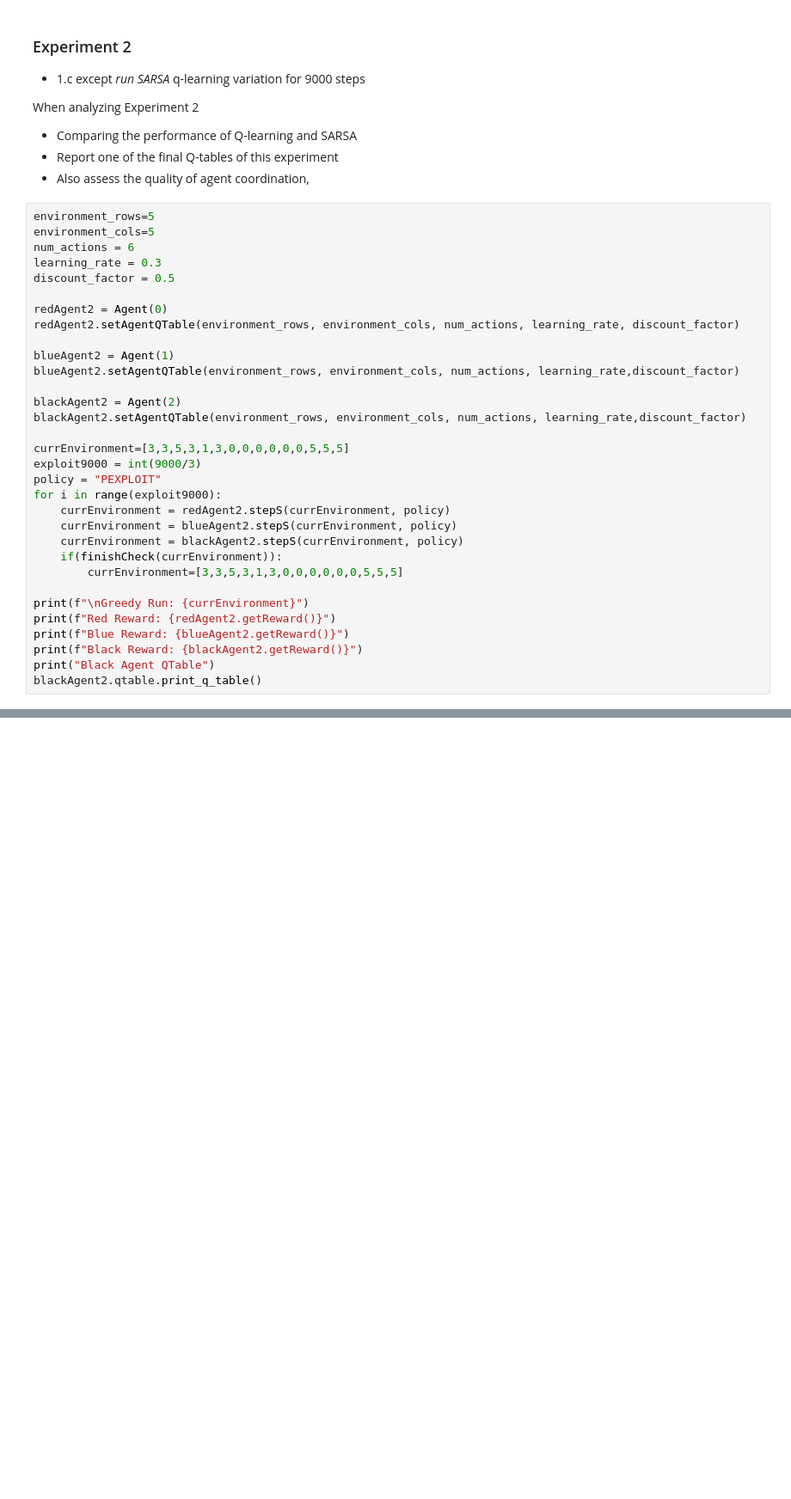
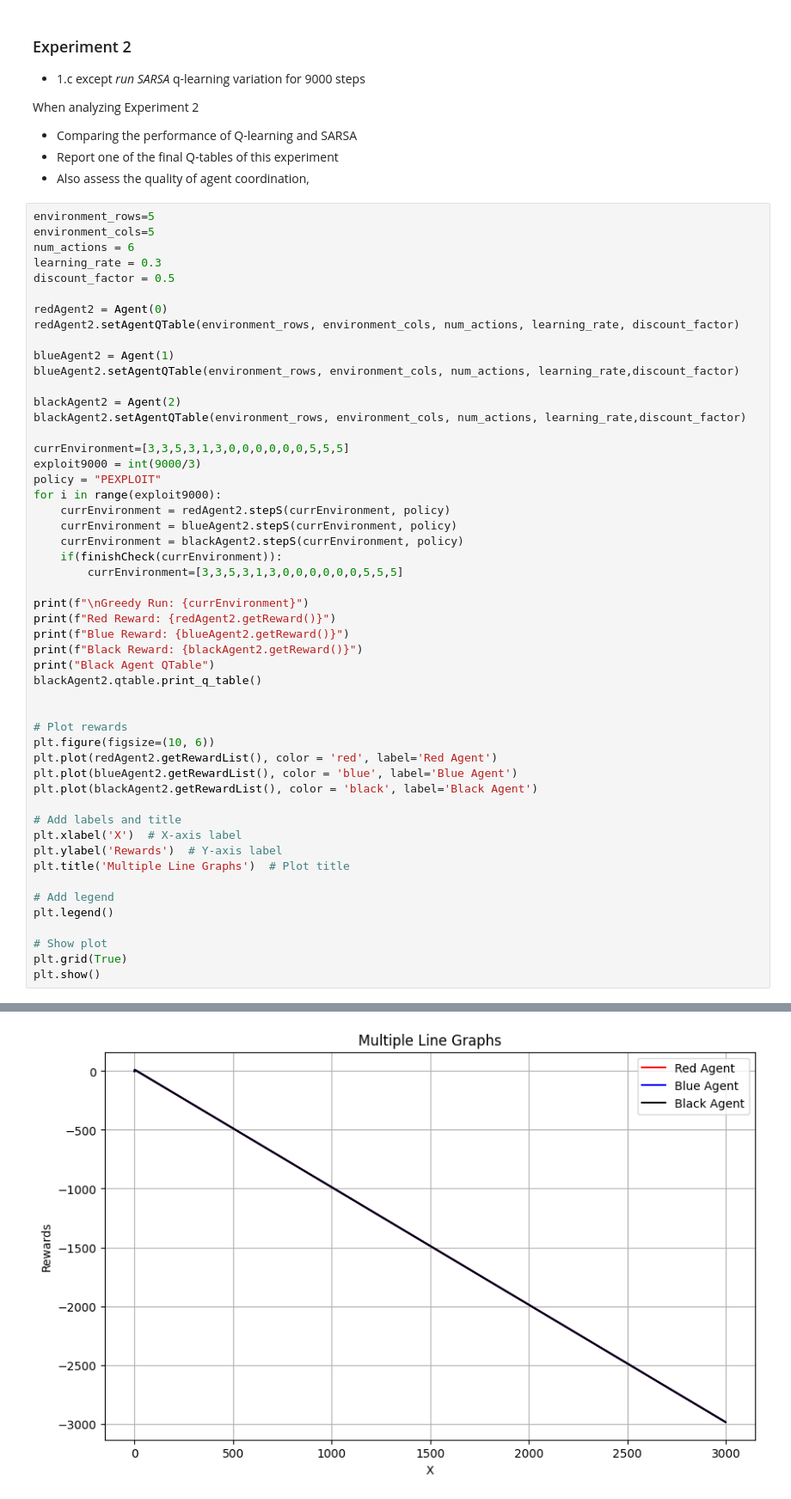
Before and after one commit to stphl/COSC4368-ReinforcementLearningGP, a Jupyter notebook: Group_Project_Main.ipynb, the cells around one changed output, grey strips where cells are left out. Shown: that part at 86% size. Saved outputs shown, nothing was run; the diff lists cells and outputs as text; blank space fills up the shorter version.

```diff
--- a/Group_Project_Main.ipynb
+++ b/Group_Project_Main.ipynb
@@ -639,3 +662,23 @@ print(f"Blue Reward: {blueAgent2.getReward()}")
 print(f"Black Reward: {blackAgent2.getReward()}")
 print("Black Agent QTable")
 blackAgent2.qtable.print_q_table()
+
+
+# Plot rewards
+plt.figure(figsize=(10, 6))
+plt.plot(redAgent2.getRewardList(), color = 'red', label='Red Agent')
+plt.plot(blueAgent2.getRewardList(), color = 'blue', label='Blue Agent')
+plt.plot(blackAgent2.getRewardList(), color = 'black', label='Black Agent')
+
+# Add labels and title
+plt.xlabel('X')  # X-axis label
+plt.ylabel('Rewards')  # Y-axis label
+plt.title('Multiple Line Graphs')  # Plot title
+
+# Add legend
+plt.legend()
+
+# Show plot
+plt.grid(True)
+plt.show()
+# %% [output]
@@ -642,3 +702,4 @@ blackAgent2.qtable.print_q_table()
+[figure, added]
 # %% [markdown]
 ### Experiment 3
 rerun either  Experiment 1.c or 2 with learning rates:
```
Also changed, not shown: parts of 5 cells of this notebook.
